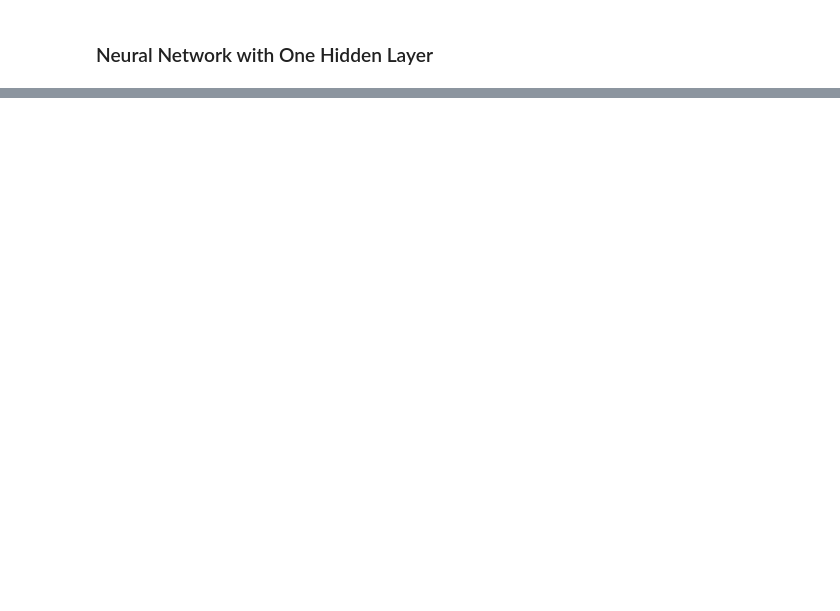
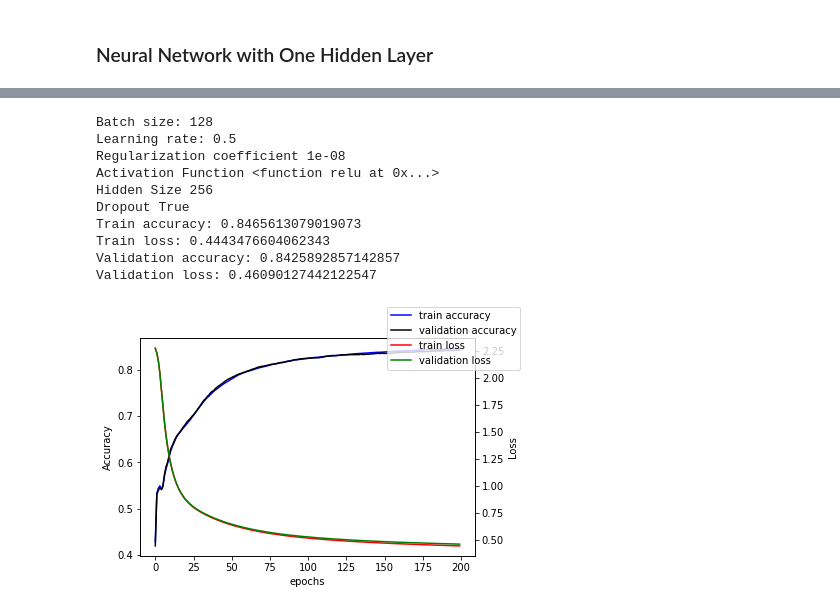
Before and after one commit to ofek181/Fashion-MNIST-from-scratch, a Jupyter notebook: FashionMNIST.ipynb, the cells around one changed output, grey strips where cells are left out. Saved outputs shown, nothing was run; the diff lists cells and outputs as text; code cells hidden in the pictures; blank space fills up the shorter version.

```diff
--- a/FashionMNIST.ipynb
+++ b/FashionMNIST.ipynb
@@ -453,0 +517,17 @@ NN.test(w1[0], b1[0], w2[0], b2[0])
+# %%
+# test and save the fittest neural network
+NN = NeuralNetwork(128, 0.5, 1e-08, relu, 256,  True, 0.2)
+w1, b1, w2, b2 = NN.train(epochs=200)
+NN.test(w1, b1, w2, b2)
+# %% [output]
+Batch size: 128
+Learning rate: 0.5
+Regularization coefficient 1e-08
+Activation Function <function relu at 0x...>
+Hidden Size 256
+Dropout True
+Train accuracy: 0.8465613079019073
+Train loss: 0.4443476604062343
+Validation accuracy: 0.8425892857142857
+Validation loss: 0.46090127442122547
+[figure, added]
```
Also changed, not shown: parts of 8 cells of this notebook.
